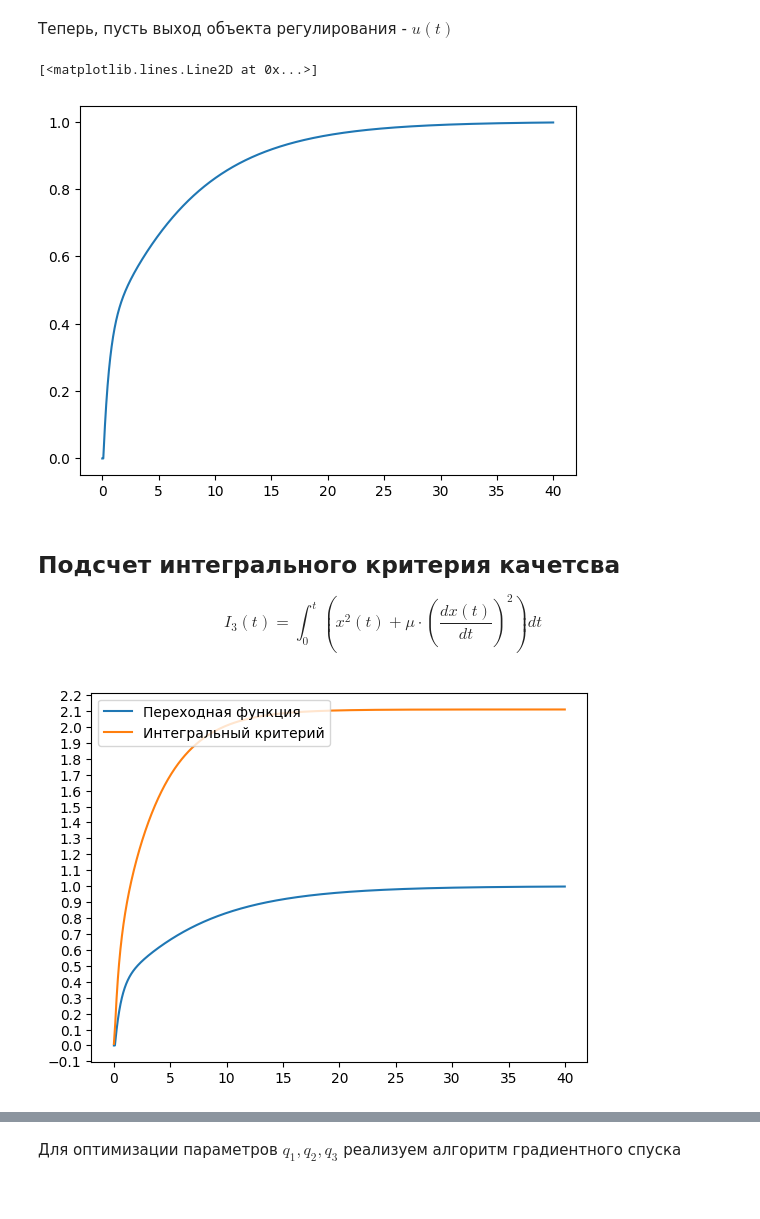
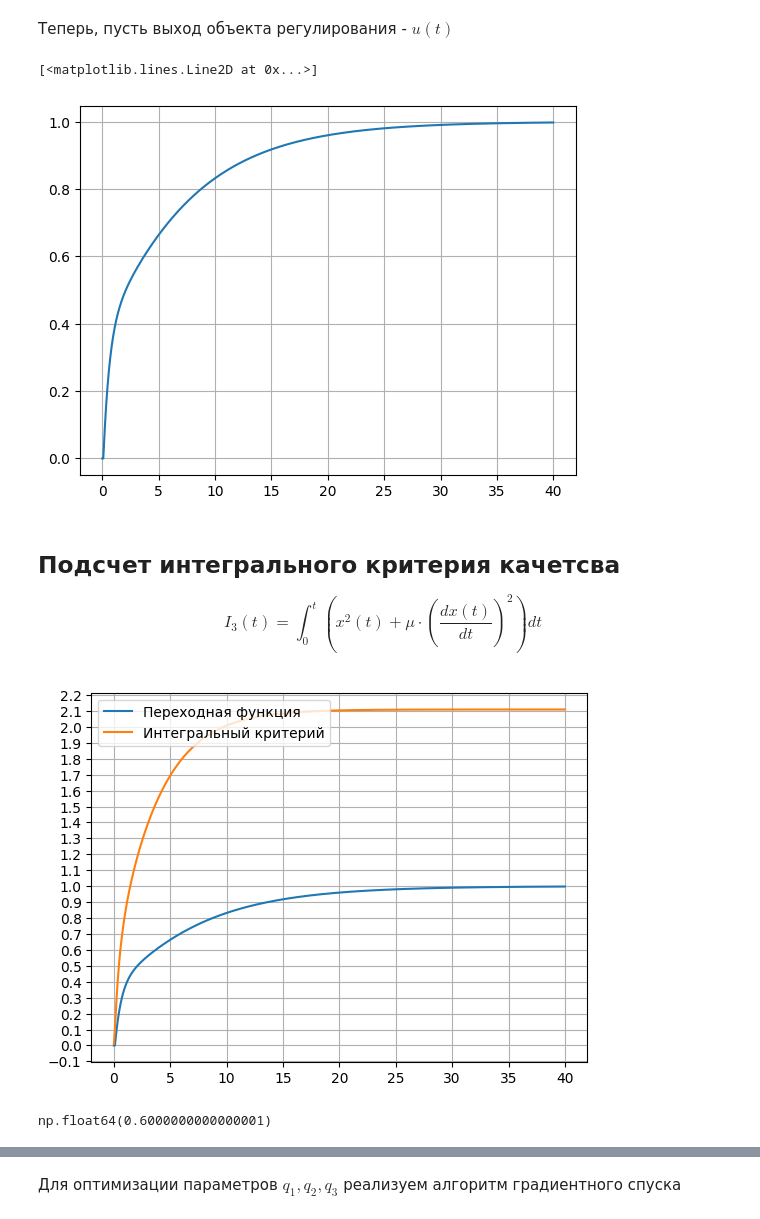
Before and after one commit to PavelKhodalitskii/optimal_control_course_2025, a Jupyter notebook: lab1_opt_.ipynb, the cells around one changed output, grey strips where cells are left out. Saved outputs shown, nothing was run; the diff lists cells and outputs as text; code cells hidden in the pictures.

```diff
--- a/lab1_opt_.ipynb
+++ b/lab1_opt_.ipynb
@@ -168,10 +170,11 @@ while t < T:
     t_vals.append(t)
     t += dt
 # %%
+plt.grid()
 plt.plot(t_vals, y_values)
 # %% [output]
 [<matplotlib.lines.Line2D at 0x...>]
-[figure, old version]
+[figure, new version]
 # %% [markdown]
 ## Подсчет интегрального критерия качетсва
 
@@ -239,14 +242,19 @@ while t < T:
 # %%
 from matplotlib.ticker import MultipleLocator
 
 fig = plt.figure()
 ax1 = fig.add_subplot()
 
 ax1.plot(t_vals, y_values, label='Переходная функция')
 ax1.plot(t_vals, I_values, label='Интегральный критерий')
 ax1.yaxis.set_major_locator(MultipleLocator(0.1))
 
 plt.legend(loc='upper left')
+plt.grid()
 plt.show()
 # %% [output]
-[figure, old version]
+[figure, new version]
+# %%
+np.sum(np.array([1, 2, 3]) * 0.1)
+# %% [output]
+np.float64(0.6000000000000001)
```
Also changed, not shown: parts of 7 cells of this notebook.
